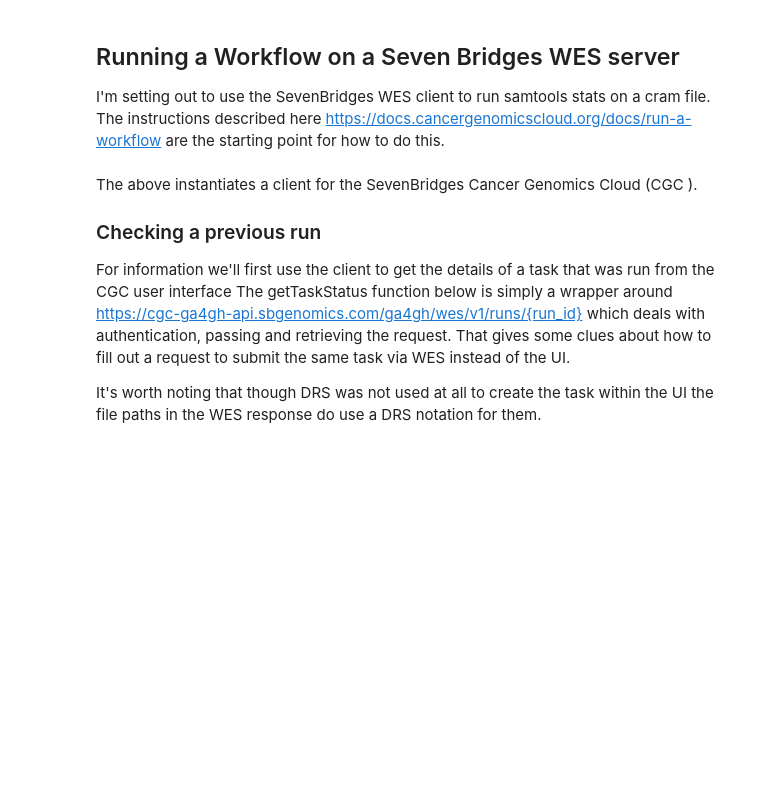
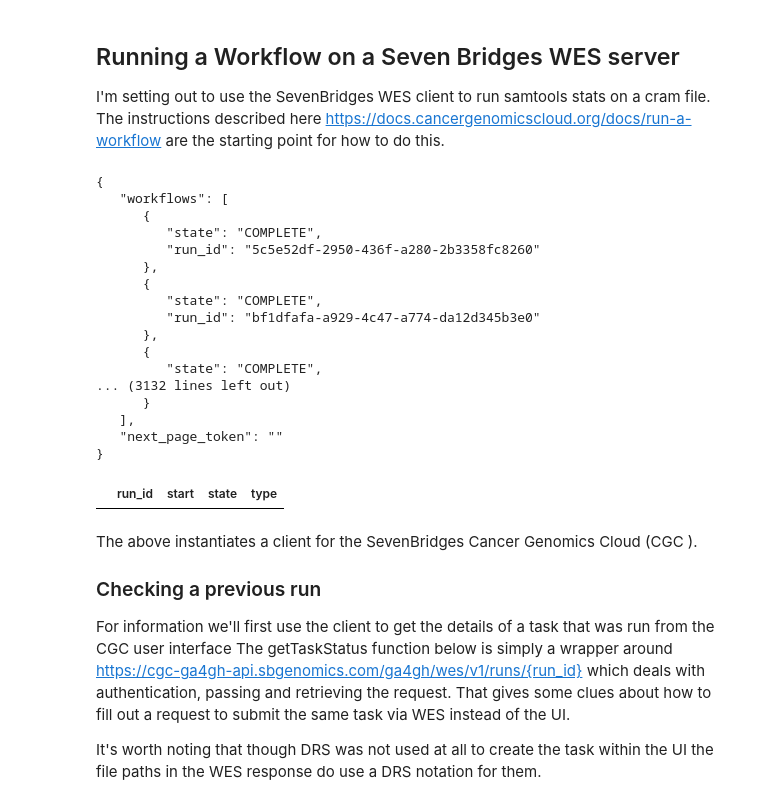
Before and after one commit to ga4gh/fasp-scripts, a Jupyter notebook: notebooks/wes/SBCGC_WES_Example.ipynb, the cells around one changed output. Saved outputs shown, nothing was run; the diff lists cells and outputs as text; code cells hidden in the pictures; blank space fills up the shorter version.

```diff
--- a/notebooks/wes/SBCGC_WES_Example.ipynb
+++ b/notebooks/wes/SBCGC_WES_Example.ipynb
@@ -5,7 +5,28 @@ I'm setting out to use the SevenBridges WES client to run samtools stats on a cr
 #from fasp.workflow import sbWESClient
 from fasp.workflow import sbcgcWESClient
 
-cl = sbcgcWESClient('forei/gecco')
+cl = sbcgcWESClient('forei/gecco', debug=True)
+# %%
+cl.getRuns()
+# %% [output]
+{
+   "workflows": [
+      {
+         "state": "COMPLETE",
+         "run_id": "5c5e52df-2950-436f-a280-2b3358fc8260"
+      },
+      {
+         "state": "COMPLETE",
+         "run_id": "bf1dfafa-a929-4c47-a774-da12d345b3e0"
+      },
+      {
+         "state": "COMPLETE",
+... (3132 lines left out)
+      }
+   ],
+   "next_page_token": ""
+}
+|  | run_id | start | state | type |
 # %% [markdown]
 The above instantiates a client for the SevenBridges Cancer Genomics Cloud (CGC ).
 
```
Also changed, not shown: parts of 3 cells of this notebook, 9 other files.
